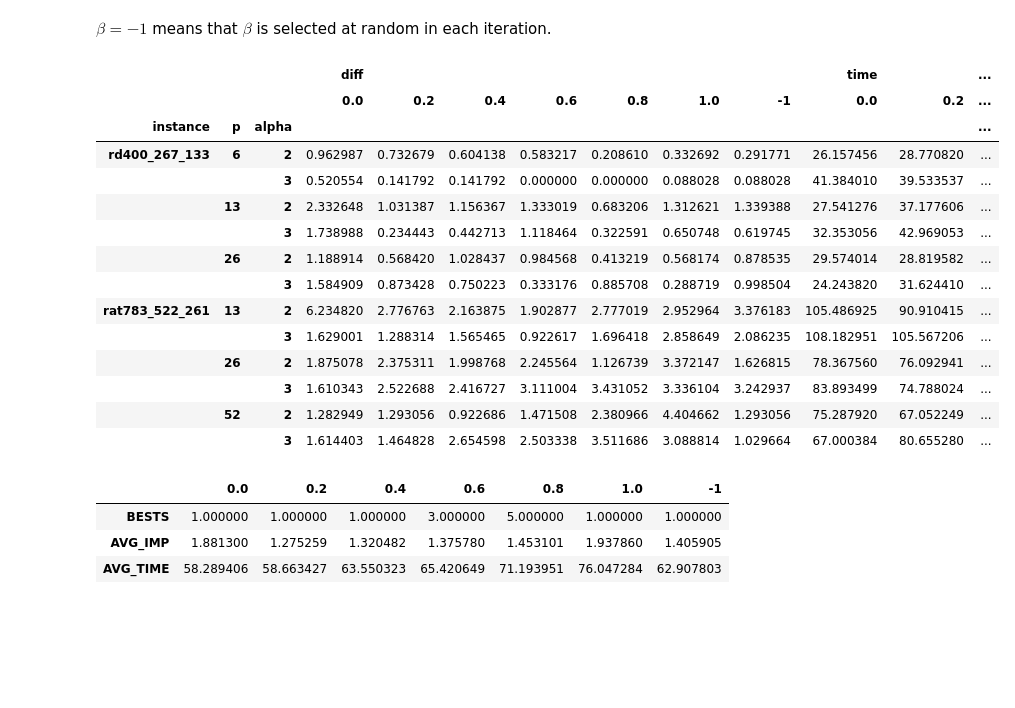
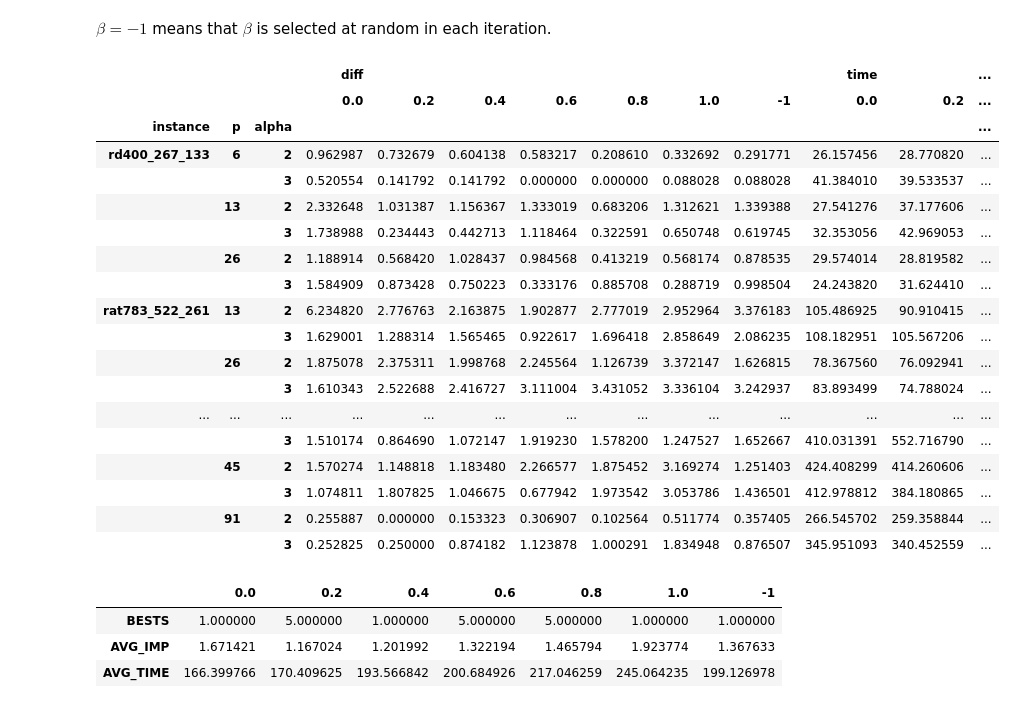
Before and after one commit to netotz/alpha-neighbor-p-center-problem, a Jupyter notebook: anpcp/igrasp_betas.ipynb, the cells around one changed output. Cells and saved outputs as stored; diff of their text form; code cells hidden in the pictures; blank space fills up the shorter version.

```diff
--- a/anpcp/igrasp_betas.ipynb
+++ b/anpcp/igrasp_betas.ipynb
@@ -52,11 +52,12 @@ datalist = []
 
 names = [
     # "rd400_267_133",
-    # "rat783_522_261", # 1
+    # "rat783_522_261",
     # "nrw1379_920_459",
 
     "rd400_267_133_t7200.0",
     "rat783_522_261_t7200.0",
+    "nrw1379_920_459_t7200.0",
 ]
 for name in names:
     betas = read_results(name)
@@ -126,39 +127,43 @@ gpd_concated = pd.concat(
 )
 
 styled_gpd_gen = (
     gpd_concated.style
         .highlight_min(gpd_concated.columns[:7], axis=1, props=BOLD_PROP)
         .highlight_min(gpd_concated.columns[7:], axis=1, props=BOLD_PROP)
 )
 display(styled_gpd_gen)
 
 analysis = analyze(gpd_general, slice(7), slice(7, 14), is_general=True)
 display(
     analysis.style
         .highlight_max((Row.BESTS.name, analysis.columns), axis=1, props=BOLD_PROP)
         .highlight_min((Row.AVG_IMP.name, analysis.columns), axis=1, props=BOLD_PROP)
         .highlight_min((Row.AVG_TIME.name, analysis.columns), axis=1, props=BOLD_PROP)
 )
 # %% [output]
 |  |  |  | diff |  |  |  |  |  |  | time |  | ... |
 |  |  |  | 0.0 | 0.2 | 0.4 | 0.6 | 0.8 | 1.0 | -1 | 0.0 | 0.2 | ... |
 | instance | p | alpha |  |  |  |  |  |  |  |  |  | ... |
 | rd400_267_133 | 6 | 2 | 0.962987 | 0.732679 | 0.604138 | 0.583217 | 0.208610 | 0.332692 | 0.291771 | 26.157456 | 28.770820 | ... |
 |  |  | 3 | 0.520554 | 0.141792 | 0.141792 | 0.000000 | 0.000000 | 0.088028 | 0.088028 | 41.384010 | 39.533537 | ... |
 |  | 13 | 2 | 2.332648 | 1.031387 | 1.156367 | 1.333019 | 0.683206 | 1.312621 | 1.339388 | 27.541276 | 37.177606 | ... |
 |  |  | 3 | 1.738988 | 0.234443 | 0.442713 | 1.118464 | 0.322591 | 0.650748 | 0.619745 | 32.353056 | 42.969053 | ... |
 |  | 26 | 2 | 1.188914 | 0.568420 | 1.028437 | 0.984568 | 0.413219 | 0.568174 | 0.878535 | 29.574014 | 28.819582 | ... |
 |  |  | 3 | 1.584909 | 0.873428 | 0.750223 | 0.333176 | 0.885708 | 0.288719 | 0.998504 | 24.243820 | 31.624410 | ... |
 | rat783_522_261 | 13 | 2 | 6.234820 | 2.776763 | 2.163875 | 1.902877 | 2.777019 | 2.952964 | 3.376183 | 105.486925 | 90.910415 | ... |
 |  |  | 3 | 1.629001 | 1.288314 | 1.565465 | 0.922617 | 1.696418 | 2.858649 | 2.086235 | 108.182951 | 105.567206 | ... |
 |  | 26 | 2 | 1.875078 | 2.375311 | 1.998768 | 2.245564 | 1.126739 | 3.372147 | 1.626815 | 78.367560 | 76.092941 | ... |
 |  |  | 3 | 1.610343 | 2.522688 | 2.416727 | 3.111004 | 3.431052 | 3.336104 | 3.242937 | 83.893499 | 74.788024 | ... |
-|  | 52 | 2 | 1.282949 | 1.293056 | 0.922686 | 1.471508 | 2.380966 | 4.404662 | 1.293056 | 75.287920 | 67.052249 | ... |
-|  |  | 3 | 1.614403 | 1.464828 | 2.654598 | 2.503338 | 3.511686 | 3.088814 | 1.029664 | 67.000384 | 80.655280 | ... |
+| ... | ... | ... | ... | ... | ... | ... | ... | ... | ... | ... | ... | ... |
+|  |  | 3 | 1.510174 | 0.864690 | 1.072147 | 1.919230 | 1.578200 | 1.247527 | 1.652667 | 410.031391 | 552.716790 | ... |
+|  | 45 | 2 | 1.570274 | 1.148818 | 1.183480 | 2.266577 | 1.875452 | 3.169274 | 1.251403 | 424.408299 | 414.260606 | ... |
+|  |  | 3 | 1.074811 | 1.807825 | 1.046675 | 0.677942 | 1.973542 | 3.053786 | 1.436501 | 412.978812 | 384.180865 | ... |
+|  | 91 | 2 | 0.255887 | 0.000000 | 0.153323 | 0.306907 | 0.102564 | 0.511774 | 0.357405 | 266.545702 | 259.358844 | ... |
+|  |  | 3 | 0.252825 | 0.250000 | 0.874182 | 1.123878 | 1.000291 | 1.834948 | 0.876507 | 345.951093 | 340.452559 | ... |
 |  | 0.0 | 0.2 | 0.4 | 0.6 | 0.8 | 1.0 | -1 |
-| BESTS | 1.000000 | 1.000000 | 1.000000 | 3.000000 | 5.000000 | 1.000000 | 1.000000 |
-| AVG_IMP | 1.881300 | 1.275259 | 1.320482 | 1.375780 | 1.453101 | 1.937860 | 1.405905 |
-| AVG_TIME | 58.289406 | 58.663427 | 63.550323 | 65.420649 | 71.193951 | 76.047284 | 62.907803 |
+| BESTS | 1.000000 | 5.000000 | 1.000000 | 5.000000 | 5.000000 | 1.000000 | 1.000000 |
+| AVG_IMP | 1.671421 | 1.167024 | 1.201992 | 1.322194 | 1.465794 | 1.923774 | 1.367633 |
+| AVG_TIME | 166.399766 | 170.409625 | 193.566842 | 200.684926 | 217.046259 | 245.064235 | 199.126978 |
 # %%
 # styled_gpdtable.format(precision=2).to_latex("styled_gpdt.tex", convert_css=True)
 # %%
```
Also changed, not shown: 1 other file.
